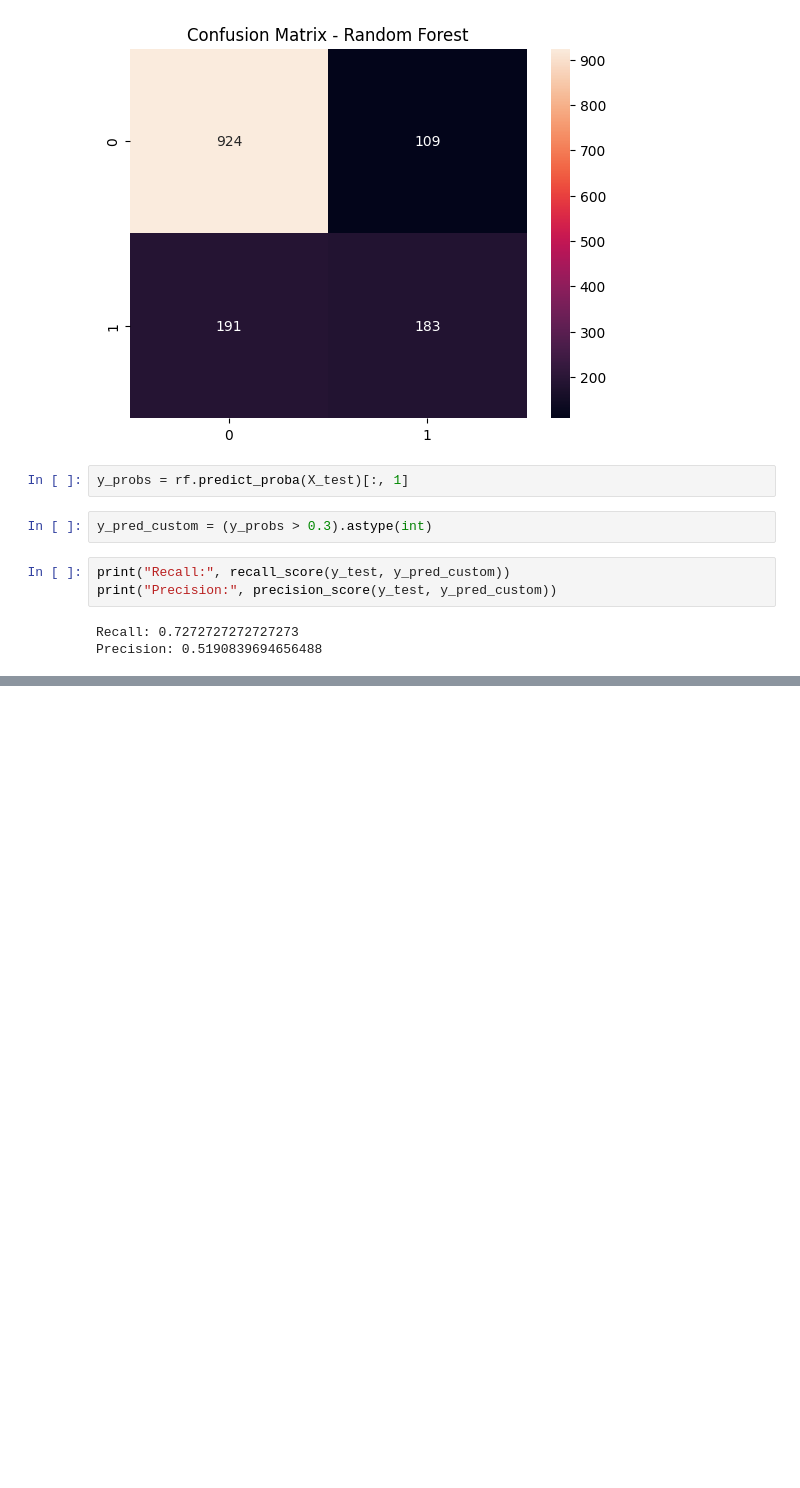
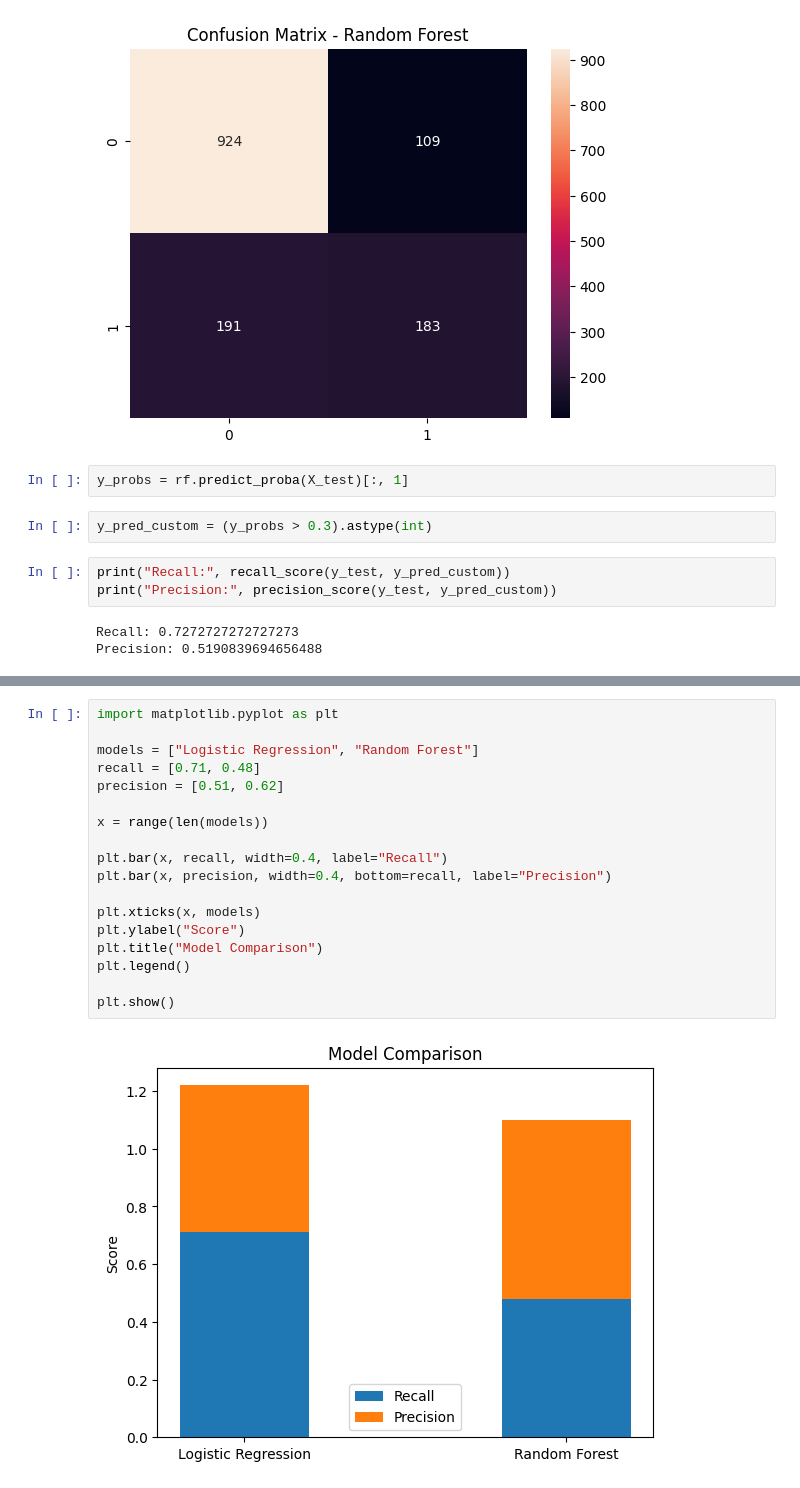
Before and after one commit to Vanshika7545/customer-churn-prediction-pipeline, a Jupyter notebook: notebooks/04_model_training.ipynb, the cells around one changed output, grey strips where cells are left out. Cells and saved outputs as stored; diff of their text form; blank space fills up the shorter version.

```diff
--- a/notebooks/04_model_training.ipynb
+++ b/notebooks/04_model_training.ipynb
@@ -178,0 +183,20 @@ Threshold tuning further improved recall, making the model more effective for ch
+# %%
+import matplotlib.pyplot as plt
+
+models = ["Logistic Regression", "Random Forest"]
+recall = [0.71, 0.48]
+precision = [0.51, 0.62]
+
+x = range(len(models))
+
+plt.bar(x, recall, width=0.4, label="Recall")
+plt.bar(x, precision, width=0.4, bottom=recall, label="Precision")
+
+plt.xticks(x, models)
+plt.ylabel("Score")
+plt.title("Model Comparison")
+plt.legend()
+
+plt.show()
+# %% [output]
+[figure, added]
```
Also changed, not shown: parts of 9 cells of this notebook.
